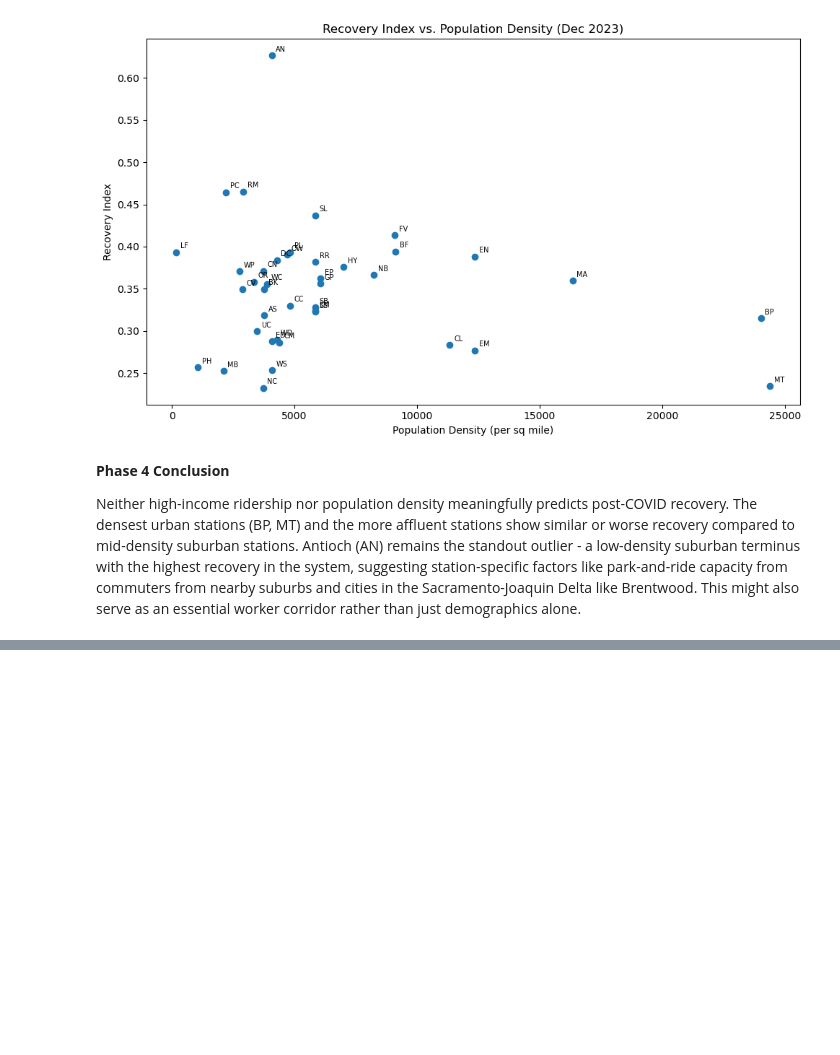
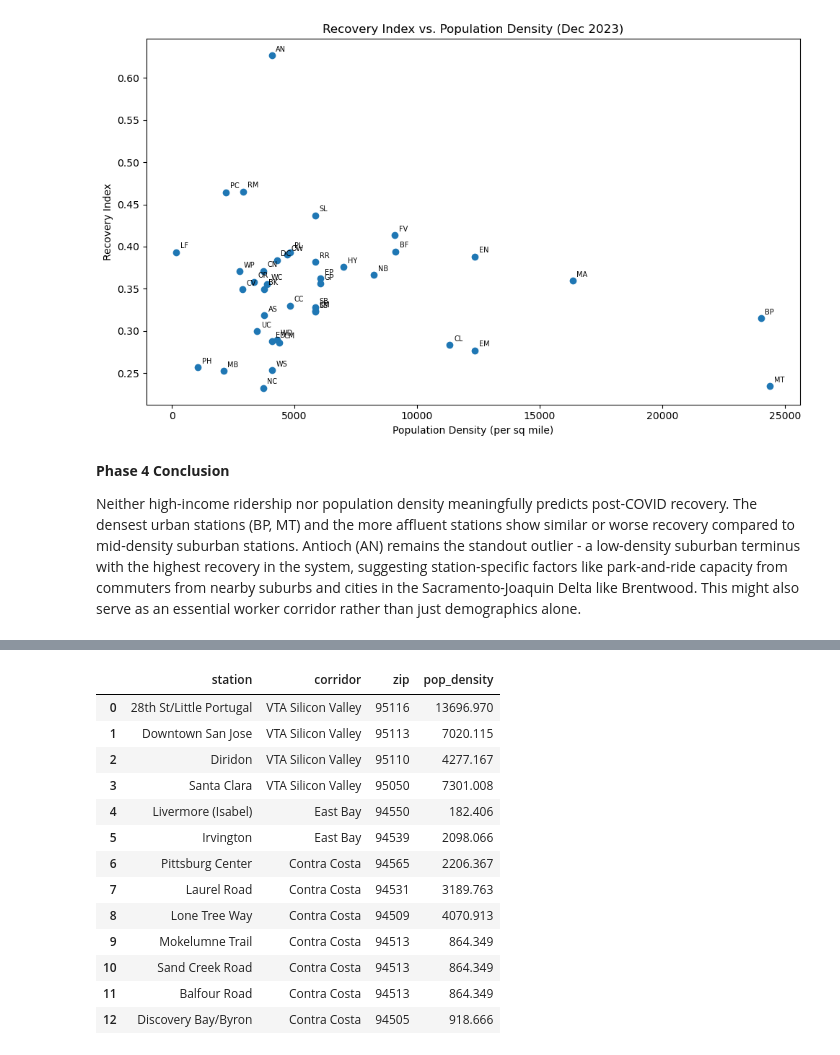
Before and after one commit to Shiv0406/BartProj, a Jupyter notebook: data-exploration.ipynb, the cells around one changed output, grey strips where cells are left out. Cells and saved outputs as stored; diff of their text form; code cells hidden in the pictures; blank space fills up the shorter version.

```diff
--- a/data-exploration.ipynb
+++ b/data-exploration.ipynb
@@ -1098,0 +1128,24 @@ Neither high-income ridership nor population density meaningfully predicts post-
+# %%
+proposed_stations = {
+    'station': [
+        '28th St/Little Portugal', 'Downtown San Jose', 'Diridon', 'Santa Clara',
+        'Livermore (Isabel)', 'Irvington',
+        'Pittsburg Center', 'Laurel Road', 'Lone Tree Way', 'Mokelumne Trail',
+        'Sand Creek Road', 'Balfour Road', 'Discovery Bay/Byron'
+    ],
+    'corridor': [
+        'VTA Silicon Valley', 'VTA Silicon Valley', 'VTA Silicon Valley', 'VTA Silicon Valley',
+        'East Bay', 'East Bay',
+        'Contra Costa', 'Contra Costa', 'Contra Costa', 'Contra Costa',
+        'Contra Costa', 'Contra Costa', 'Contra Costa'
+    ],
+    'zip': [
+        '95116', '95113', '95110', '95050',
+        '94550', '94539',
+        '94565', '94531', '94509', '94513',
+        '94513', '94513', '94505'
+    ]
+}
+
+proposed_df = pd.DataFrame(proposed_stations)
+proposed_df.head()
@@ -1098,0 +1159,19 @@ Neither high-income ridership nor population density meaningfully predicts post-
+# %%
+proposed_df = pd.DataFrame(proposed_stations)
+proposed_df = proposed_df.merge(density_df[["zip", "pop_density"]], on = "zip")
+proposed_df
+# %% [output]
+|  | station | corridor | zip | pop_density |
+| 0 | 28th St/Little Portugal | VTA Silicon Valley | 95116 | 13696.970 |
+| 1 | Downtown San Jose | VTA Silicon Valley | 95113 | 7020.115 |
+| 2 | Diridon | VTA Silicon Valley | 95110 | 4277.167 |
+| 3 | Santa Clara | VTA Silicon Valley | 95050 | 7301.008 |
+| 4 | Livermore (Isabel) | East Bay | 94550 | 182.406 |
+| 5 | Irvington | East Bay | 94539 | 2098.066 |
+| 6 | Pittsburg Center | Contra Costa | 94565 | 2206.367 |
+| 7 | Laurel Road | Contra Costa | 94531 | 3189.763 |
+| 8 | Lone Tree Way | Contra Costa | 94509 | 4070.913 |
+| 9 | Mokelumne Trail | Contra Costa | 94513 | 864.349 |
+| 10 | Sand Creek Road | Contra Costa | 94513 | 864.349 |
+| 11 | Balfour Road | Contra Costa | 94513 | 864.349 |
+| 12 | Discovery Bay/Byron | Contra Costa | 94505 | 918.666 |
```
Also changed, not shown: parts of 28 cells of this notebook.
